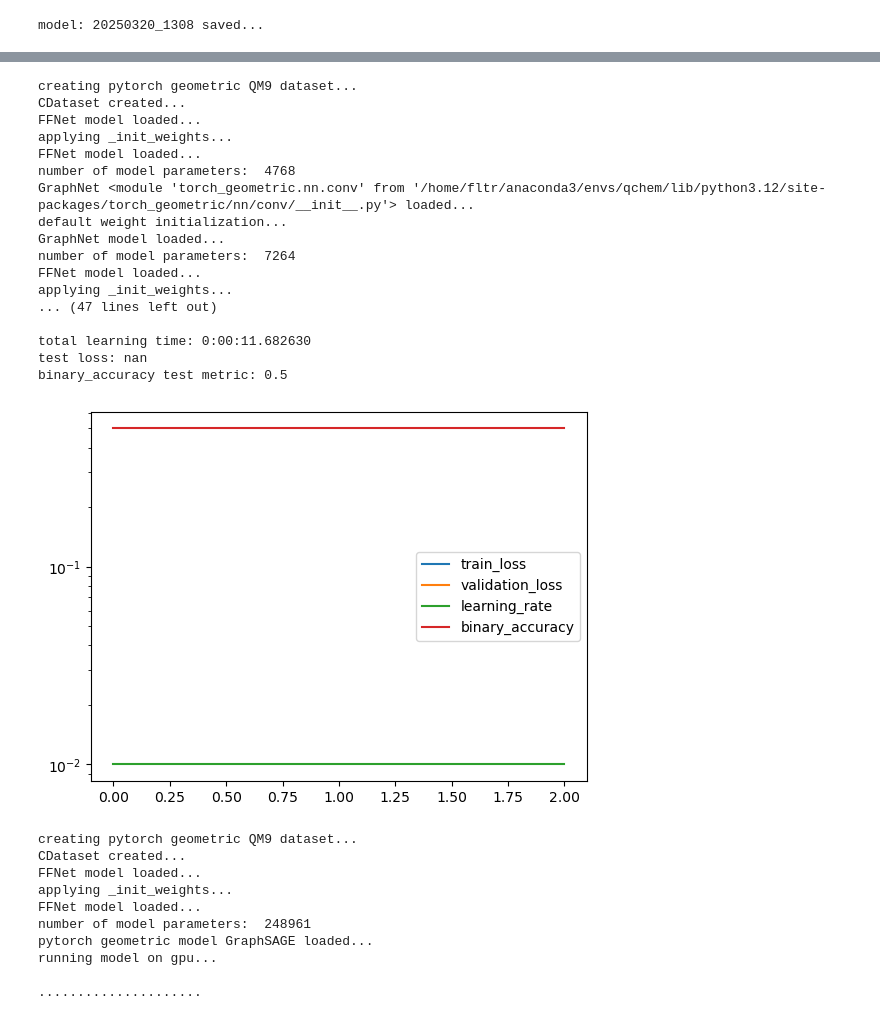
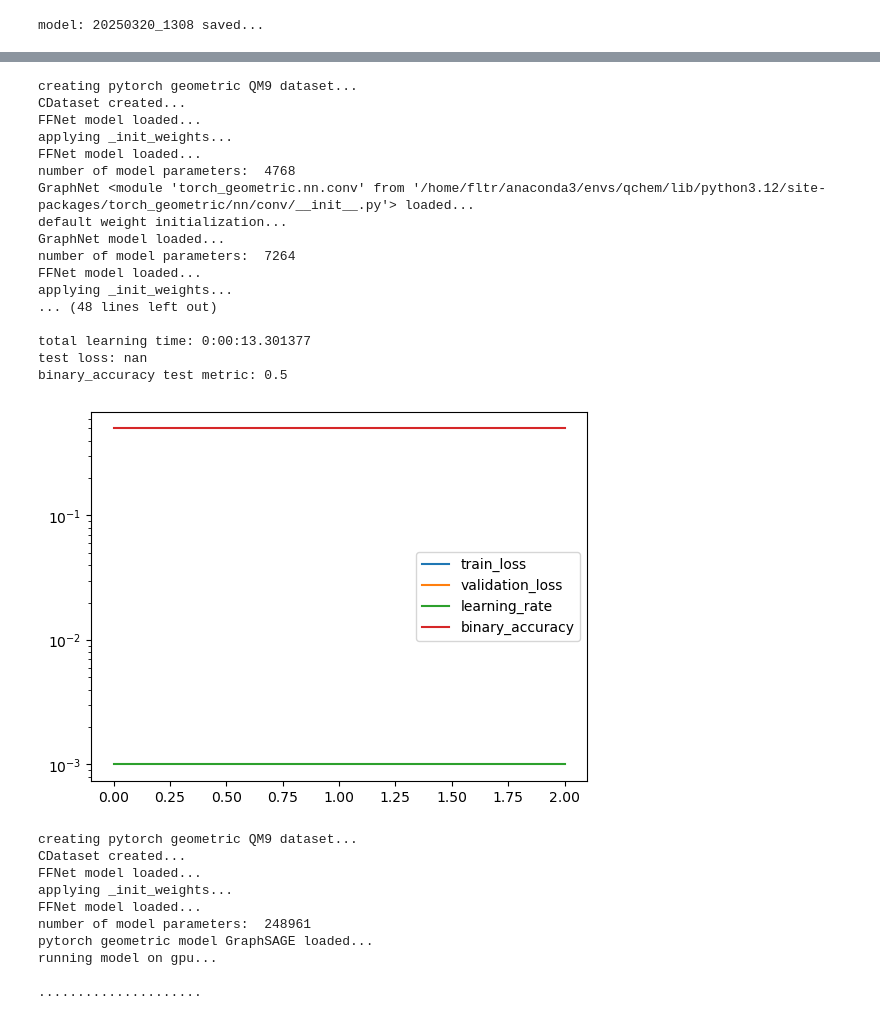
Before and after one commit to icanswim/qchem, a Jupyter notebook: experiment.ipynb, the cells around one changed output, grey strips where cells are left out. Drawn from its saved outputs; the diff is of its cells as text; code cells hidden in the pictures.

```diff
--- a/experiment.ipynb
+++ b/experiment.ipynb
@@ -768,46 +766,45 @@ metrics_param = {'report_interval': 1,
                  'metric_name': 'binary_accuracy',
                  'metric_param': {}}
 
-opt_param = {'lr': 0.01}
+opt_param = {'lr': 0.001}
 
 crit_param = {'adversarial': True,
               'disc_param': {'in_channels': 32, 'hidden': 64, 'out_channels': 32}}
 
 sample_param = {'set_seed': 88,
                 'splits': (.7, .15),
                 'subset': 0.01}
 
 sched_param = {'factor': .6,
                'patience': 5,
-               'cooldown': 5,
-               'min_lr': .00125}
+               'cooldown': 5}
 
 
 l = Learn([PGDS], GraphNetVariationalEncoder, Selector,
           Optimizer=Adam, Scheduler=ReduceLROnPlateau, Criterion=EncoderLoss, DataLoader=DataLoader,
           model_param=model_param, ds_param=ds_param, sample_param=sample_param,
           opt_param=opt_param, sched_param=sched_param, crit_param=crit_param,
           metrics_param=metrics_param,
-          batch_size=12, epochs=3)
+          batch_size=10, epochs=3)
 # %% [output]
 creating pytorch geometric QM9 dataset...
 CDataset created...
 FFNet model loaded...
 applying _init_weights...
 FFNet model loaded...
 number of model parameters:  4768
 GraphNet <module 'torch_geometric.nn.conv' from '/home/fltr/anaconda3/envs/qchem/lib/python3.12/site-packages/torch_geometric/nn/conv/__init__.py'> loaded...
 default weight initialization...
 GraphNet model loaded...
 number of model parameters:  7264
 FFNet model loaded...
 applying _init_weights...
-... (47 lines left out)
+... (48 lines left out)
 
-total learning time: 0:00:11.682630
+total learning time: 0:00:13.301377
 test loss: nan
 binary_accuracy test metric: 0.5
-[figure, old version]
+[figure, new version]
 # %%
 # qchem PyG dataset wrapper (PGDS) with qchem PyG model wrapper (PygModel)
 # extract, transform, load, model, metrics, display
```
Also changed, not shown: parts of 3 cells of this notebook, 1 other file.
